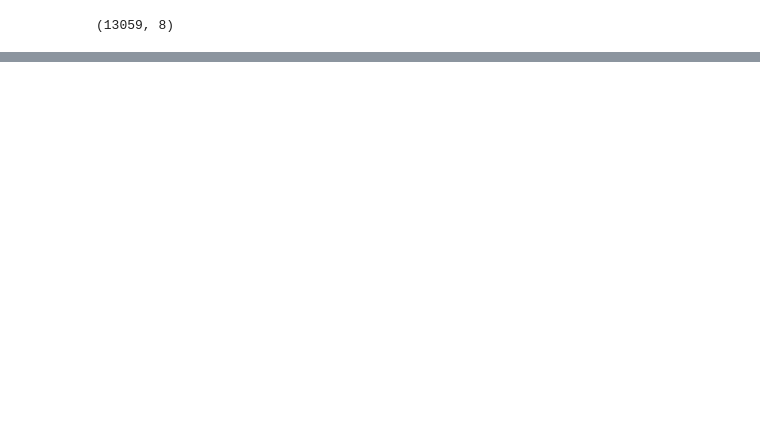
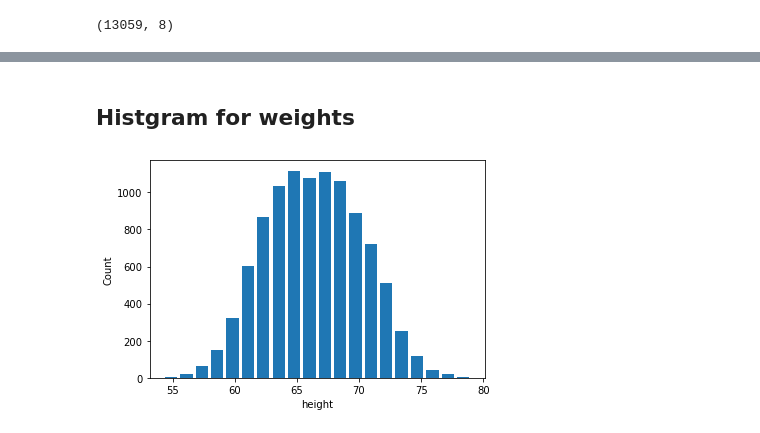
Before and after one commit to rhodapang/Python-Project, a Jupyter notebook: Data Science Feature Engineering by Python.ipynb, the cells around one changed output, grey strips where cells are left out. Saved outputs shown, nothing was run; the diff lists cells and outputs as text; code cells hidden in the pictures; blank space fills up the shorter version.

```diff
--- a/Data Science Feature Engineering by Python.ipynb
+++ b/Data Science Feature Engineering by Python.ipynb
@@ -541,0 +570,5 @@ df[(df.height< df.height.quantile(0.25) - 1.5 * IQR) | (df.height > df.height.qu
+# %%
+# another dataset to excercise
+
+df_1 = pd.read_csv("https://raw.githubusercontent.com/codebasics/py/master/ML/FeatureEngineering/3_outlier_IQR/Exercise/height_weight.csv")
+df_1.shape
@@ -541,0 +598,9 @@ df[(df.height< df.height.quantile(0.25) - 1.5 * IQR) | (df.height > df.height.qu
+# %% [markdown]
+## Histgram for weights
+# %%
+plt.hist(df_1.height, bins =20, rwidth =0.8)
+plt.xlabel('height')
+plt.ylabel('Count')
+plt.show()
+# %% [output]
+[figure, added]
```
Also changed, not shown: parts of 21 cells of this notebook.
